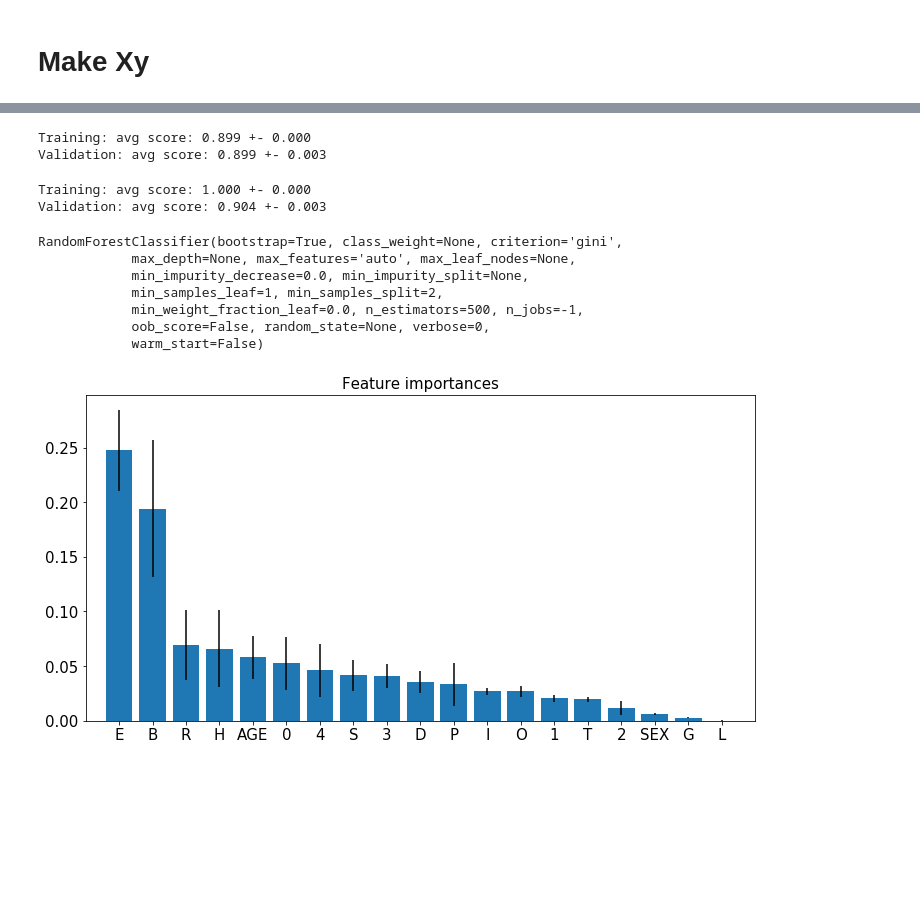
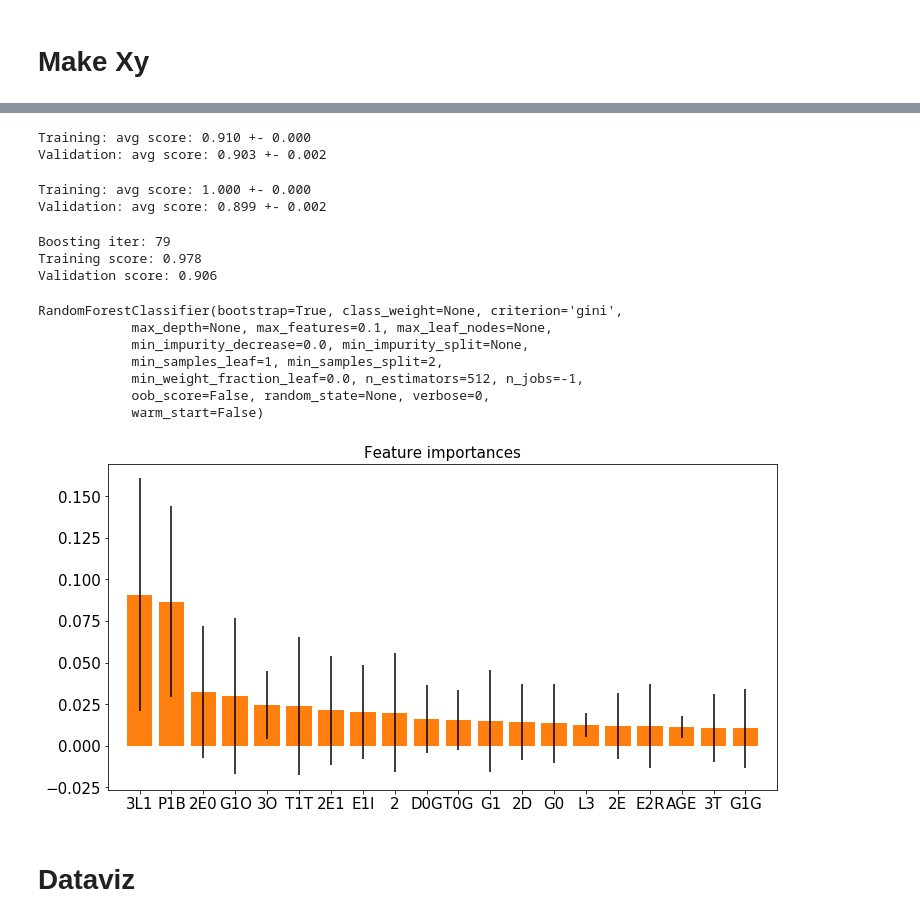
Before and after one commit to samuelefiorini/tangle, a Jupyter notebook: notebooks/make_xy.ipynb, the cells around one changed output, grey strips where cells are left out. Drawn from its saved outputs; the diff is of its cells as text; code cells hidden in the pictures; blank space fills up the shorter version.

Commit message:
Working on preliminary feature selection from BOW datasets.

```diff
--- a/notebooks/make_xy.ipynb
+++ b/notebooks/make_xy.ipynb
@@ -162,0 +186,12 @@ np.save('feat_names_n1.npy', np.array(feat_names))
+# %%
+ngram=3
+
+df0 = pd.read_csv('BOW-datasets/BOW_{}-gram_class0.csv'.format(ngram), header=0, index_col=0)
+df1 = pd.read_csv('BOW-datasets/BOW_{}-gram_class1.csv'.format(ngram), header=0, index_col=0)
+
+X0 = df0.values
+X1 = df1.values
+feat_names = df0.columns
+
+print(X0.shape)
+print(X1.shape)
@@ -185,33 +231,68 @@ print(y_small.shape)
 # %%
 # Simple assessment
+from sklearn.pipeline import Pipeline
+from sklearn.preprocessing import StandardScaler
 from sklearn.linear_model import LogisticRegression
 from sklearn.model_selection import cross_validate
 
-scores = cross_validate(LogisticRegression(), X_small, y_small, cv=5, n_jobs=-1)
+pipe = Pipeline([('pp', StandardScaler()), ('mdl', LogisticRegression())])
+
+scores = cross_validate(pipe, X_small, y_small, cv=5, n_jobs=-1)
 print('Training: avg score: {:2.3f} +- {:2.3f}'.format(np.mean(scores['train_score']), np.std(scores['train_score'])))
 print('Validation: avg score: {:2.3f} +- {:2.3f}'.format(np.mean(scores['test_score']), np.std(scores['test_score'])))
 # %% [output]
-Training: avg score: 0.899 +- 0.000
-Validation: avg score: 0.899 +- 0.003
+Training: avg score: 0.910 +- 0.000
+Validation: avg score: 0.903 +- 0.002
 # %%
 from sklearn.ensemble import RandomForestClassifier
 
-scores = cross_validate(RandomForestClassifier(n_estimators=500, n_jobs=-1), X_small, y_small, cv=5)
+pipe = Pipeline([('pp', StandardScaler()),
+                 ('mdl', RandomForestClassifier(n_estimators=500, max_features=0.25, n_jobs=-1))])
+
+scores = cross_validate(pipe, X_small, y_small, cv=5)
 print('Training: avg score: {:2.3f} +- {:2.3f}'.format(np.mean(scores['train_score']), np.std(scores['train_score'])))
 print('Validation: avg score: {:2.3f} +- {:2.3f}'.format(np.mean(scores['test_score']), np.std(scores['test_score'])))
 # %% [output]
 Training: avg score: 1.000 +- 0.000
-Validation: avg score: 0.904 +- 0.003
+Validation: avg score: 0.899 +- 0.002
+# %%
+# Single split with GB and early stopping
+from sklearn.ensemble import GradientBoostingClassifier
+from sklearn.model_selection import GridSearchCV
+from sklearn.model_selection import StratifiedShuffleSplit
+from sklearn.metrics import accuracy_score
+
+params = {'mdl__max_depth': map(int, np.linspace(10, 100, 15)),
+          'mdl__max_features': ['log2', 'sqrt', 0.5, None]},
+
+pipe = Pipeline([('pp', StandardScaler()),
+                 ('mdl', GradientBoostingClassifier(learning_rate=0.1, n_estimators=1000,
+                                                    validation_fraction=0.1,
+                                                    n_iter_no_change=10))])
+pipe_cv = GridSearchCV(pipe, param_grid=params, n_jobs=-1)
+
+sss = StratifiedShuffleSplit(n_splits=1, test_size=0.25)
+train_idx, test_idx = next(sss.split(X_small, y_small))
+
+pipe_cv.fit(X_small[train_idx, :], y_small[train_idx])
+
+print('Boosting iter: {}'.format(pipe_cv.best_estimator_.steps[1][1].n_estimators_))
+print('Training score: {:2.3f} '.format(accuracy_score(pipe_cv.predict(X_small[train_idx, :]), y_small[train_idx])))
+print('Validation score: {:2.3f}'.format(accuracy_score(pipe_cv.predict(X_small[test_idx, :]), y_small[test_idx])))
+# %% [output]
+Boosting iter: 79
+Training score: 0.978
+Validation score: 0.906
 # %%
 # Build a forest and compute the feature importances
-forest = RandomForestClassifier(n_estimators=500, n_jobs=-1)
+forest = RandomForestClassifier(n_estimators=512, n_jobs=-1, max_features=0.1,)
 
 forest.fit(X_small, y_small)
 # %% [output]
 RandomForestClassifier(bootstrap=True, class_weight=None, criterion='gini',
-            max_depth=None, max_features='auto', max_leaf_nodes=None,
+            max_depth=None, max_features=0.1, max_leaf_nodes=None,
             min_impurity_decrease=0.0, min_impurity_split=None,
             min_samples_leaf=1, min_samples_split=2,
-            min_weight_fraction_leaf=0.0, n_estimators=500, n_jobs=-1,
+            min_weight_fraction_leaf=0.0, n_estimators=512, n_jobs=-1,
             oob_score=False, random_state=None, verbose=0,
             warm_start=False)
@@ -218,21 +302,24 @@ RandomForestClassifier(bootstrap=True, class_weight=None, criterion='gini',
 # %%
 importances = forest.feature_importances_
 std = np.std([tree.feature_importances_ for tree in forest.estimators_], axis=0)
 indices = np.argsort(importances)[::-1]
 
 # Print the feature ranking
 # print("Feature ranking:")
 
 # for f in range(X_small.shape[1]):
 #     print("%d. feature %s (%f)" % (f + 1, feat_names[f], importances[indices[f]]))
 
 # Plot the feature importances of the forest
-top_k = 19
+top_k = 20
 plt.figure(figsize=(12, 6))
 plt.title("Feature importances", fontsize=15)
 plt.bar(range(top_k), importances[indices][:top_k], yerr=std[indices[:top_k]], align="center")
+plt.bar(range(top_k), importances[indices][:top_k], align="center")
 plt.xticks(range(top_k), [s.upper() for s in np.array(feat_names)[indices][:top_k]], fontsize=15)
 plt.yticks(fontsize=15)
 plt.xlim([-1, top_k]);
 # %% [output]
-[figure, old version]
+[figure, new version]
+# %% [markdown]
+# Dataviz
```
Also changed, not shown: parts of 16 cells of this notebook, 1 other file.
